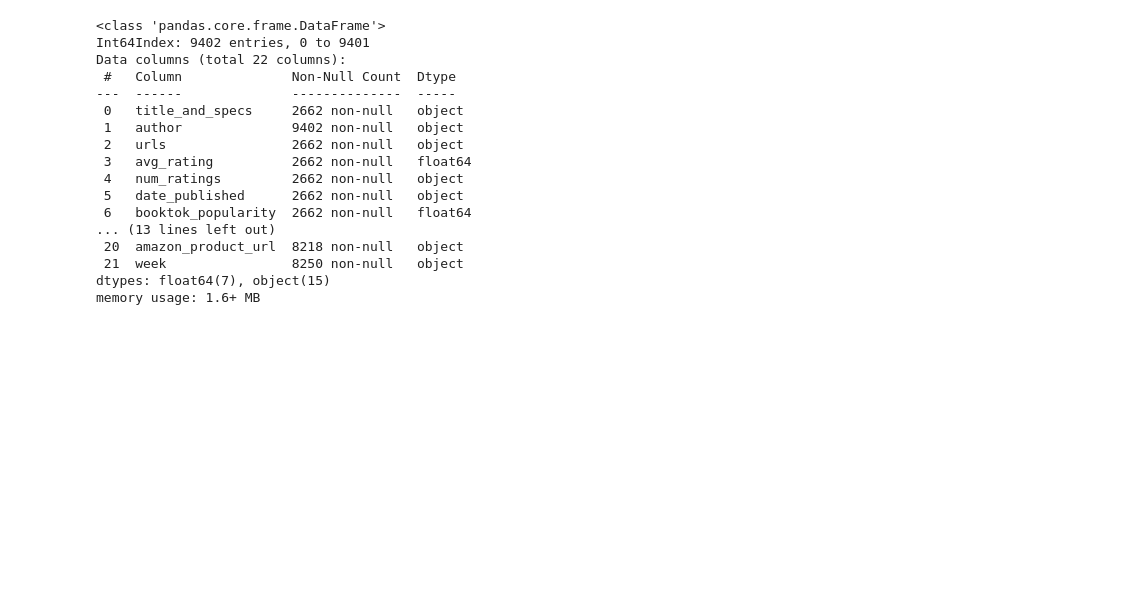
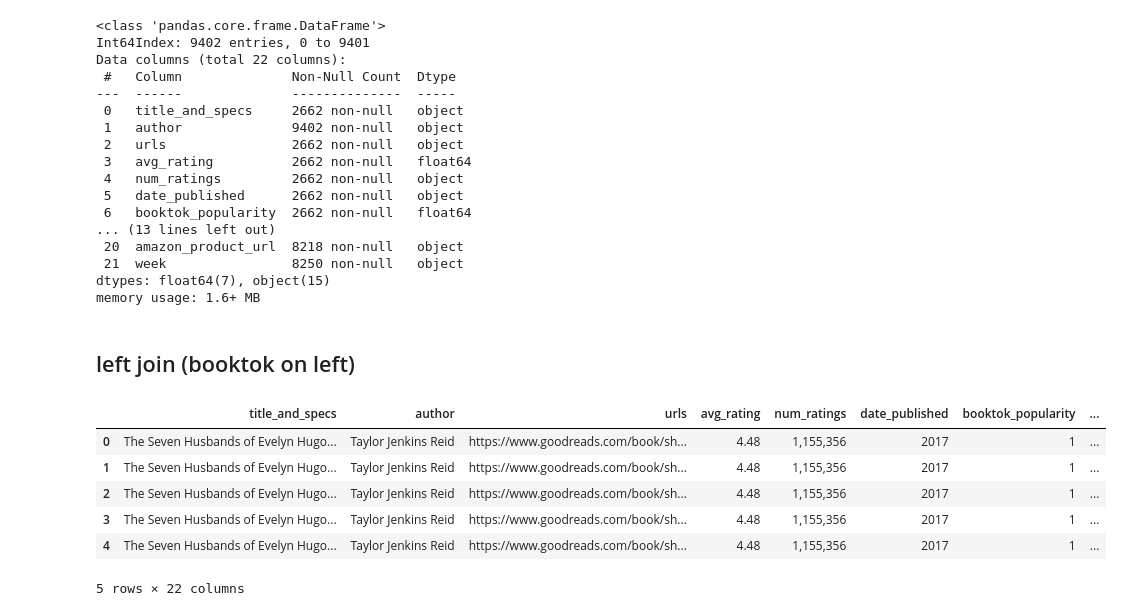
Before and after one commit to abigailasper/booktok-bestsellers, a Jupyter notebook: notebooks/nyt_goodreads_analysis.ipynb, the cells around one changed output. Saved outputs shown, nothing was run; the diff lists cells and outputs as text; code cells hidden in the pictures; blank space fills up the shorter version.

Commit message:
testing out different join types and creating bestseller list that includes only most recent appearance of each book

```diff
--- a/notebooks/nyt_goodreads_analysis.ipynb
+++ b/notebooks/nyt_goodreads_analysis.ipynb
@@ -219,3 +331,16 @@ Data columns (total 22 columns):
  21  week                8250 non-null   object
 dtypes: float64(7), object(15)
 memory usage: 1.6+ MB
+# %% [markdown]
+## left join (booktok on left)
+# %%
+booktok_bestsellers_left = booktok_df.merge(bestsellers_df, on=['title', 'author'], how='left')
+booktok_bestsellers.head()
+# %% [output]
+|  | title_and_specs | author | urls | avg_rating | num_ratings | date_published | booktok_popularity | ... |
+| 0 | The Seven Husbands of Evelyn Hugo... | Taylor Jenkins Reid | https://www.goodreads.com/book/sh... | 4.48 | 1,155,356 | 2017 | 1 | ... |
+| 1 | The Seven Husbands of Evelyn Hugo... | Taylor Jenkins Reid | https://www.goodreads.com/book/sh... | 4.48 | 1,155,356 | 2017 | 1 | ... |
+| 2 | The Seven Husbands of Evelyn Hugo... | Taylor Jenkins Reid | https://www.goodreads.com/book/sh... | 4.48 | 1,155,356 | 2017 | 1 | ... |
+| 3 | The Seven Husbands of Evelyn Hugo... | Taylor Jenkins Reid | https://www.goodreads.com/book/sh... | 4.48 | 1,155,356 | 2017 | 1 | ... |
+| 4 | The Seven Husbands of Evelyn Hugo... | Taylor Jenkins Reid | https://www.goodreads.com/book/sh... | 4.48 | 1,155,356 | 2017 | 1 | ... |
+5 rows × 22 columns
```
Also changed, not shown: parts of 18 cells of this notebook, 1 other file.
